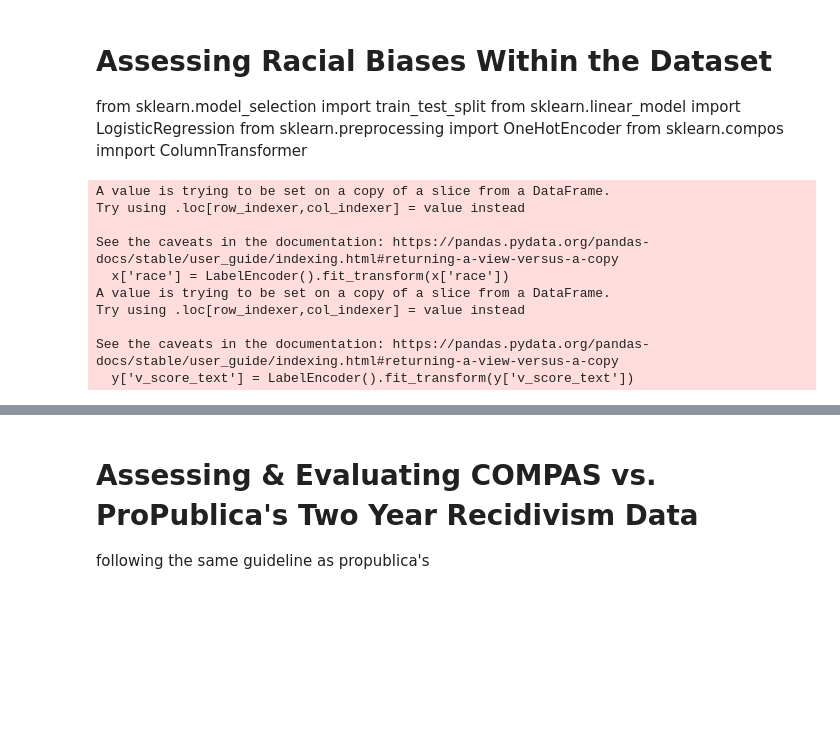
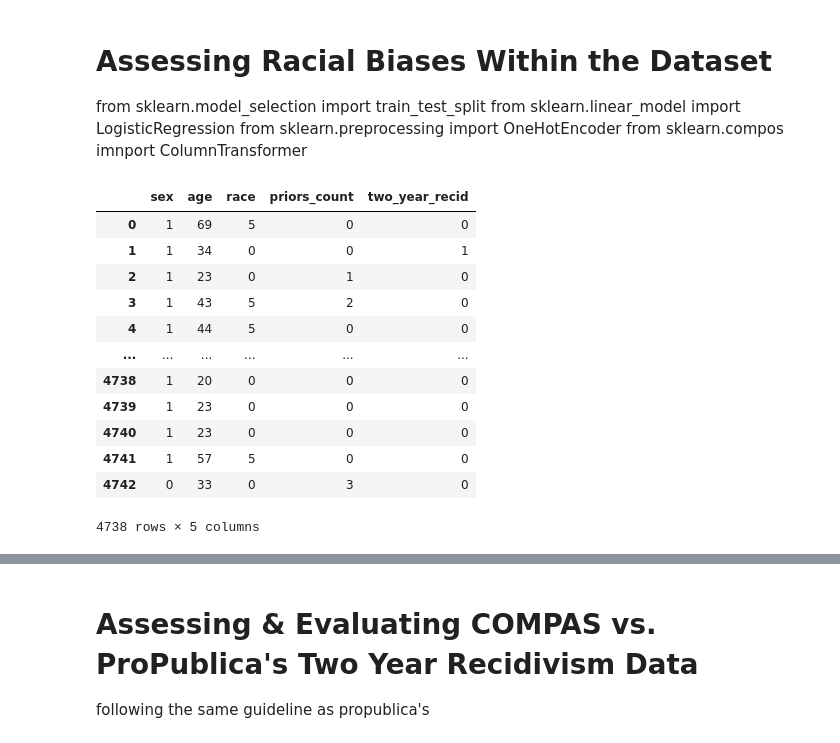
Before and after one commit to jiayinliu25/riskAssessmentCOMPAS, a Jupyter notebook: Dataset_Analysis.ipynb, the cells around one changed output, grey strips where cells are left out. Saved outputs shown, nothing was run; the diff lists cells and outputs as text; code cells hidden in the pictures; blank space fills up the shorter version.

```diff
--- a/Dataset_Analysis.ipynb
+++ b/Dataset_Analysis.ipynb
@@ -279,19 +281,25 @@ from sklearn.pipeline import Pipeline
-# %%
-x = compas[['race']]
-x['race'] = LabelEncoder().fit_transform(x['race'])
-y = compas[['v_score_text']]
-y['v_score_text'] = LabelEncoder().fit_transform(y['v_score_text'])
-
-#split data between training and testing
-x_train, x_test, y_train, y_test  = train_test_split(x,y, test_size=0.2, random_state=42)
-# %% [output]
-A value is trying to be set on a copy of a slice from a DataFrame.
-Try using .loc[row_indexer,col_indexer] = value instead
-
-See the caveats in the documentation: https://pandas.pydata.org/pandas-docs/stable/user_guide/indexing.html#returning-a-view-versus-a-copy
-  x['race'] = LabelEncoder().fit_transform(x['race'])
-A value is trying to be set on a copy of a slice from a DataFrame.
-Try using .loc[row_indexer,col_indexer] = value instead
-
-See the caveats in the documentation: https://pandas.pydata.org/pandas-docs/stable/user_guide/indexing.html#returning-a-view-versus-a-copy
-  y['v_score_text'] = LabelEncoder().fit_transform(y['v_score_text'])
+# %%
+
+# Assuming you have a DataFrame named 'data' with relevant columns
+# Make sure to replace 'response_variable' with the actual response variable in your dataset
+y = compas[['score_text']]
+x = compas[['sex', 'age', 'race', 'priors_count','two_year_recid']]
+compas.loc[:, 'race'] = LabelEncoder().fit_transform(x['race'])
+y = LabelEncoder().fit_transform(y)
+compas.loc[:, 'race'] = LabelEncoder().fit_transform(x['race'])
+
+x
+# %% [output]
+|  | sex | age | race | priors_count | two_year_recid |
+| 0 | 1 | 69 | 5 | 0 | 0 |
+| 1 | 1 | 34 | 0 | 0 | 1 |
+| 2 | 1 | 23 | 0 | 1 | 0 |
+| 3 | 1 | 43 | 5 | 2 | 0 |
+| 4 | 1 | 44 | 5 | 0 | 0 |
+| ... | ... | ... | ... | ... | ... |
+| 4738 | 1 | 20 | 0 | 0 | 0 |
+| 4739 | 1 | 23 | 0 | 0 | 0 |
+| 4740 | 1 | 23 | 0 | 0 | 0 |
+| 4741 | 1 | 57 | 5 | 0 | 0 |
+| 4742 | 0 | 33 | 0 | 3 | 0 |
+4738 rows × 5 columns
```
Also changed, not shown: parts of 4 cells of this notebook.
